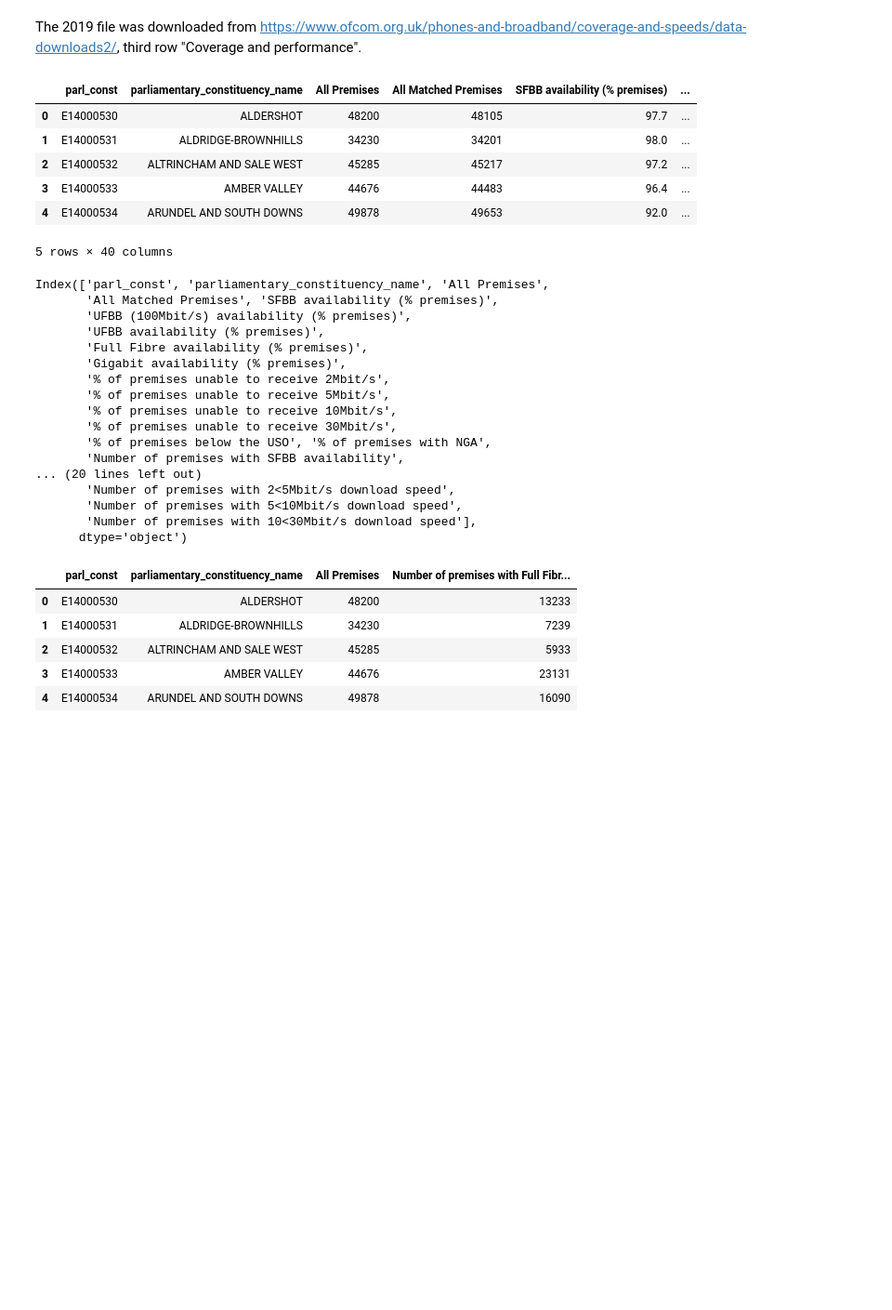
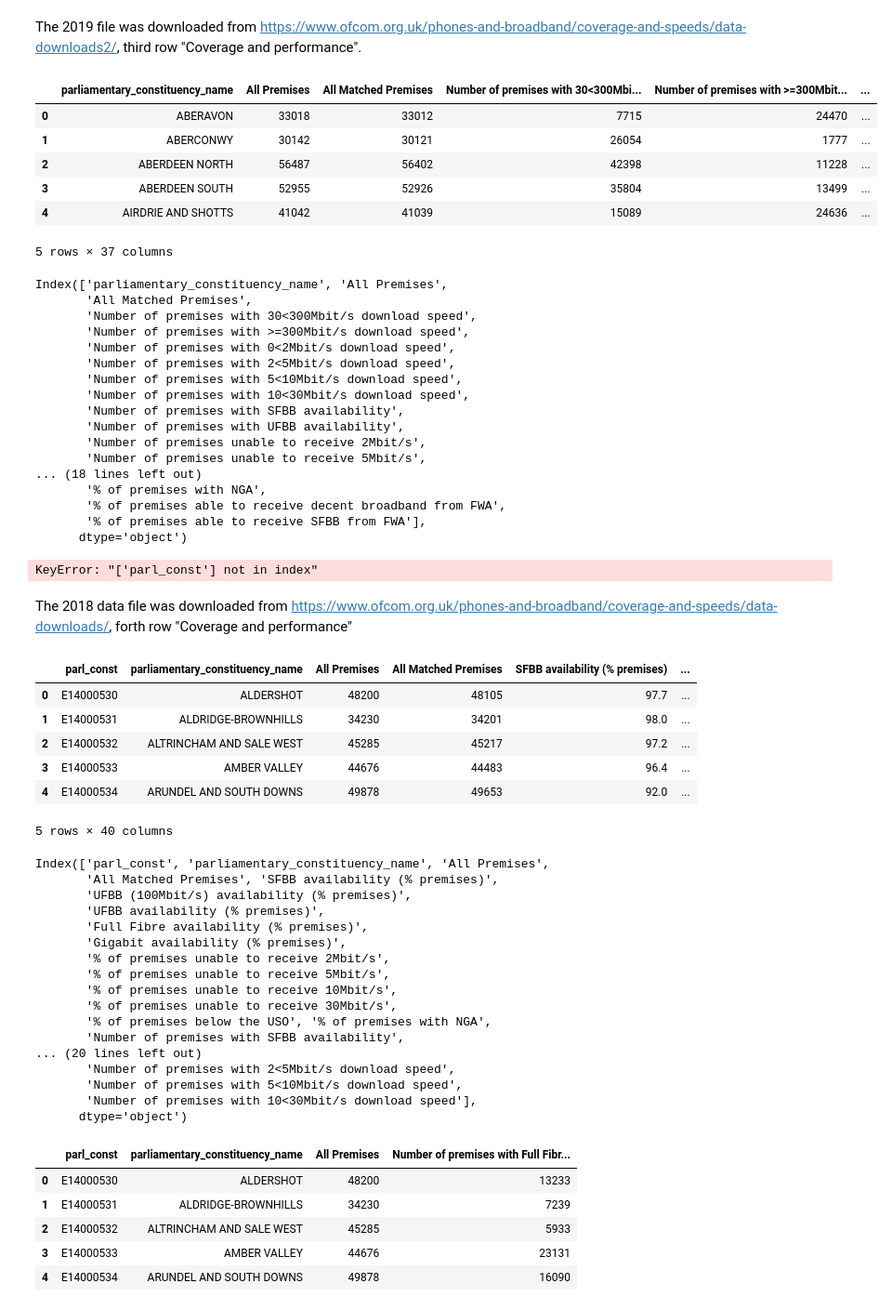
Before and after one commit to yuliiabosher/Fiber-optic-project, a Jupyter notebook: Parliamentary_constituencies_FTTP_historical.ipynb, the cells around one changed output. Shown at 93% size. Saved outputs shown, nothing was run; the diff lists cells and outputs as text; code cells hidden in the pictures; blank space fills up the shorter version.

```diff
--- a/Parliamentary_constituencies_FTTP_historical.ipynb
+++ b/Parliamentary_constituencies_FTTP_historical.ipynb
@@ -313,3 +312,34 @@ None
 # %% [markdown]
 The 2019 file was downloaded from https://www.ofcom.org.uk/phones-and-broadband/coverage-and-speeds/data-downloads2/, third row "Coverage and performance".
+# %%
+clean_and_plot_choropleth("https://raw.githubusercontent.com/yuliiabosher/Fiber-optic-project/refs/heads/parliamentary-constituencies/201909_fixed_pcon_coverage_r01.csv", \
+2019)
+# %% [output]
+|  | parliamentary_constituency_name | All Premises | All Matched Premises | Number of premises with 30<300Mbi... | Number of premises with >=300Mbit... | ... |
+| 0 | ABERAVON | 33018 | 33012 | 7715 | 24470 | ... |
+| 1 | ABERCONWY | 30142 | 30121 | 26054 | 1777 | ... |
+| 2 | ABERDEEN NORTH | 56487 | 56402 | 42398 | 11228 | ... |
+| 3 | ABERDEEN SOUTH | 52955 | 52926 | 35804 | 13499 | ... |
+| 4 | AIRDRIE AND SHOTTS | 41042 | 41039 | 15089 | 24636 | ... |
+5 rows × 37 columns
+Index(['parliamentary_constituency_name', 'All Premises',
+       'All Matched Premises',
+       'Number of premises with 30<300Mbit/s download speed',
+       'Number of premises with >=300Mbit/s download speed',
+       'Number of premises with 0<2Mbit/s download speed',
+       'Number of premises with 2<5Mbit/s download speed',
+       'Number of premises with 5<10Mbit/s download speed',
+       'Number of premises with 10<30Mbit/s download speed',
+       'Number of premises with SFBB availability',
+       'Number of premises with UFBB availability',
+       'Number of premises unable to receive 2Mbit/s',
+       'Number of premises unable to receive 5Mbit/s',
+... (18 lines left out)
+       '% of premises with NGA',
+       '% of premises able to receive decent broadband from FWA',
+       '% of premises able to receive SFBB from FWA'],
+      dtype='object')
+KeyError: "['parl_const'] not in index"
+# %% [markdown]
+The 2018 data file was downloaded from https://www.ofcom.org.uk/phones-and-broadband/coverage-and-speeds/data-downloads/, forth row "Coverage and performance"
 # %%
```
Also changed, not shown: parts of 4 cells of this notebook.
